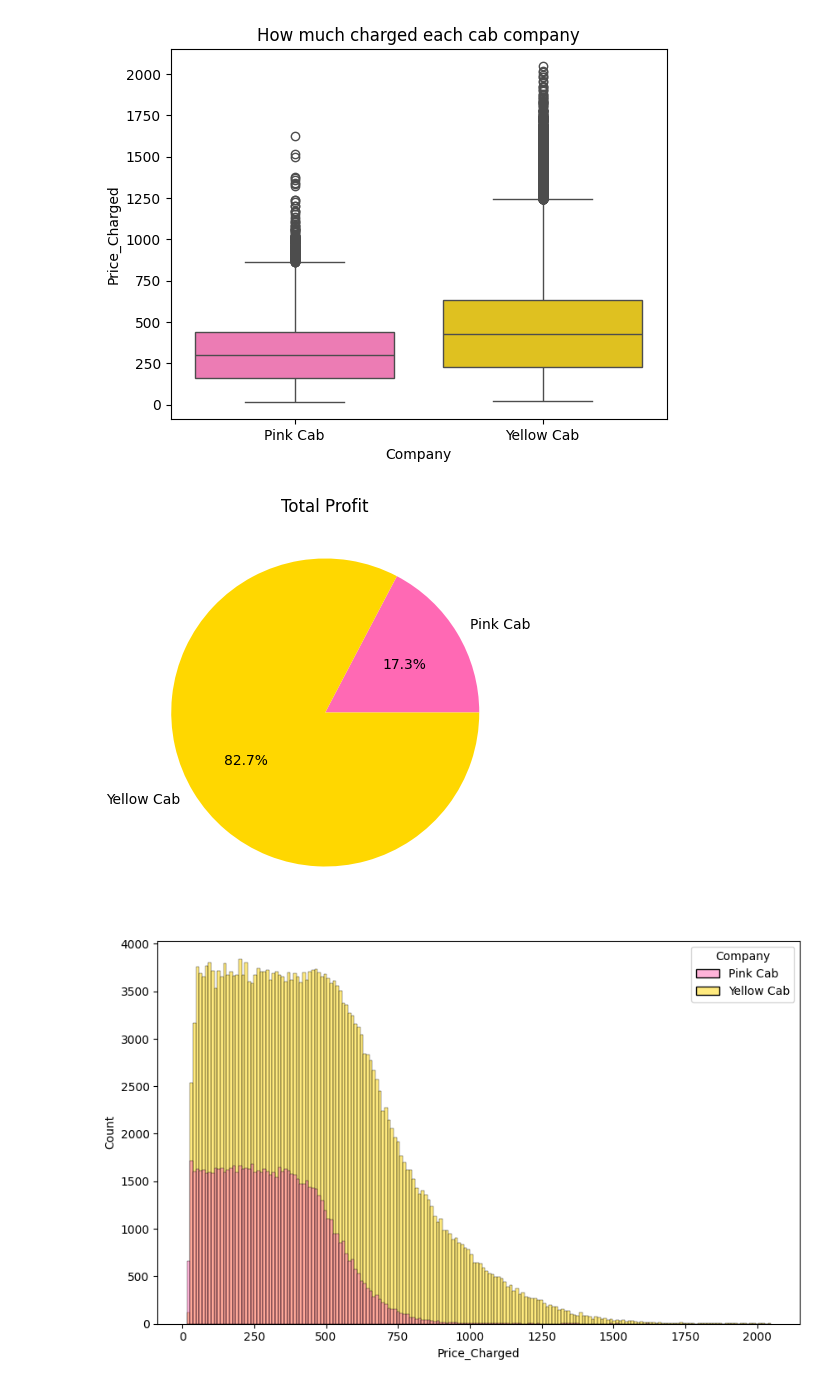
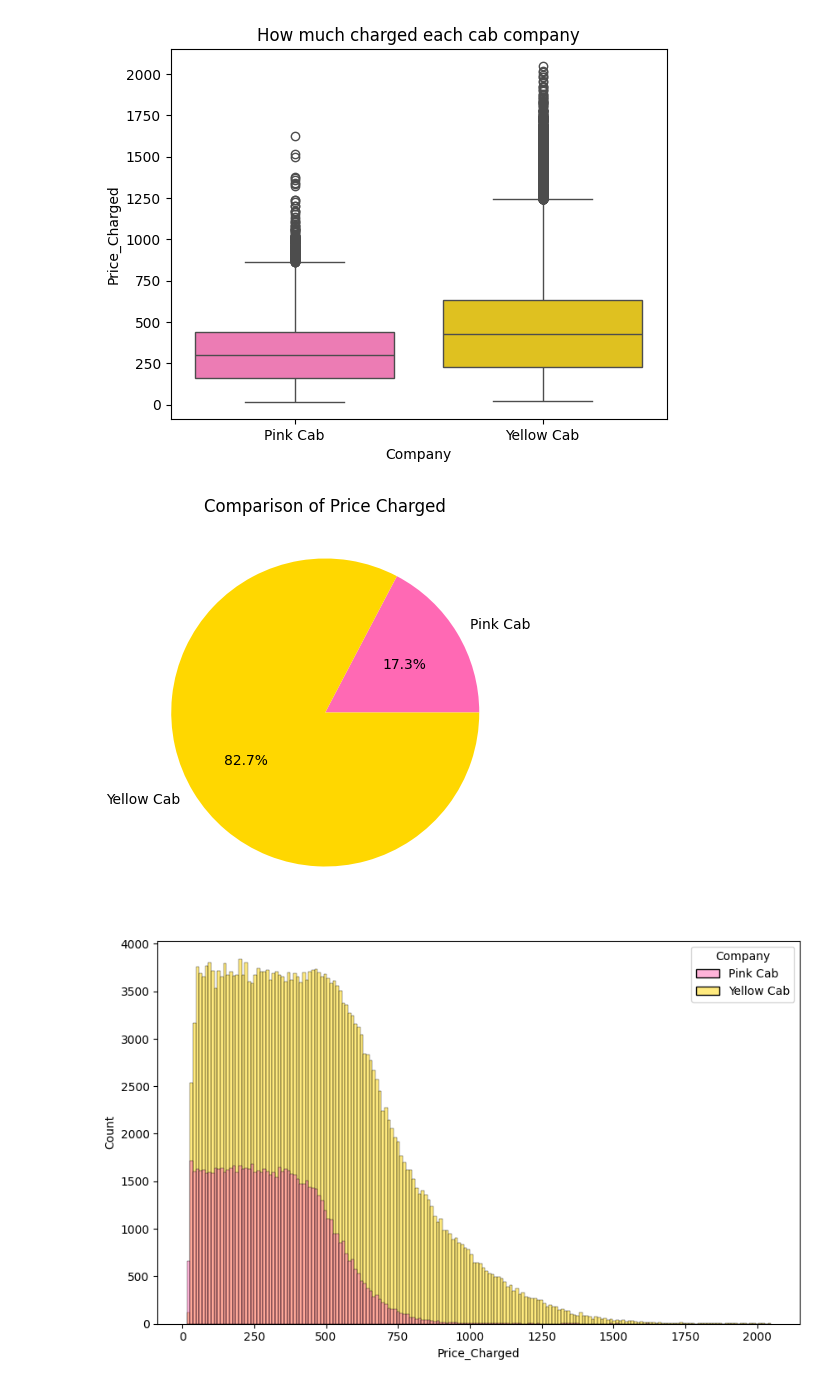
Before and after one commit to kaedeaki/DataGlacier_2024, a Jupyter notebook: week2/G2M_insight_for_Cab_Investment_firm.ipynb, the cells around one changed output. Drawn from its saved outputs; the diff is of its cells as text; code cells hidden in the pictures.

```diff
--- a/week2/G2M_insight_for_Cab_Investment_firm.ipynb
+++ b/week2/G2M_insight_for_Cab_Investment_firm.ipynb
@@ -188,15 +190,15 @@ Passing `palette` without assigning `hue` is deprecated and will be removed in v
 # %%
 df.groupby('Company')['Price_Charged'].sum().plot(
     kind='pie',
-    title="Total Profit",
+    title="Comparison of Price Charged",
     ylabel="",
     autopct='%1.1f%%',
     colors=["#FF69B4", "#FFD700"],
     figsize=(5, 5)
 )
 plt.show()
 # %% [output]
-[figure, old version]
+[figure, new version]
 # %%
 plt.figure(figsize=(10, 6))
 sns.histplot(df, x="Price_Charged", hue="Company", palette=["#FF69B4", "#FFD700"])
```
Also changed, not shown: parts of 26 cells of this notebook, 2 other files.
